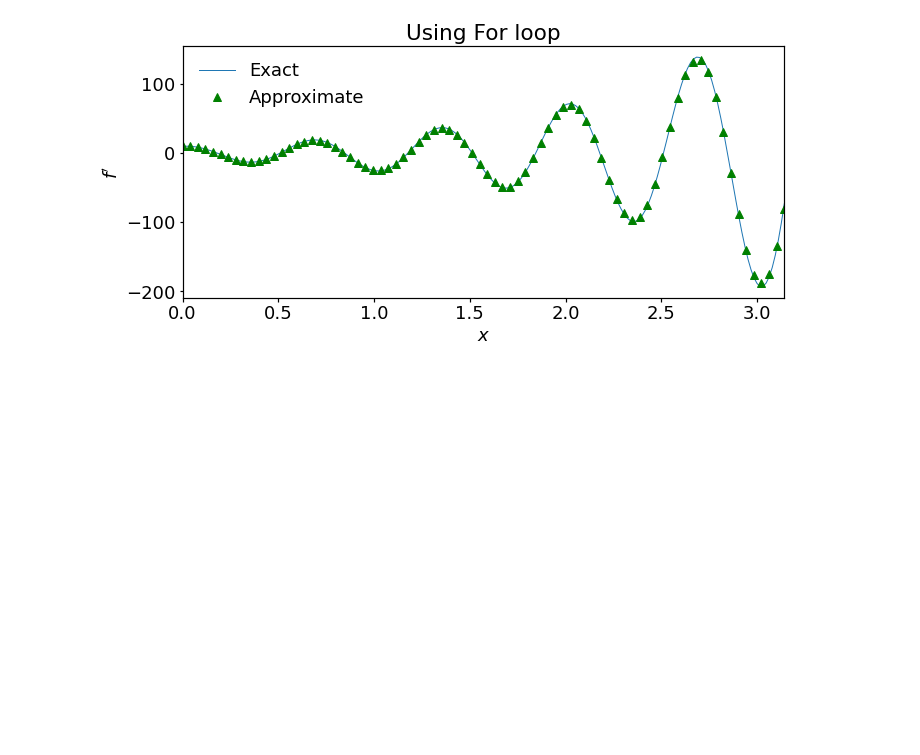
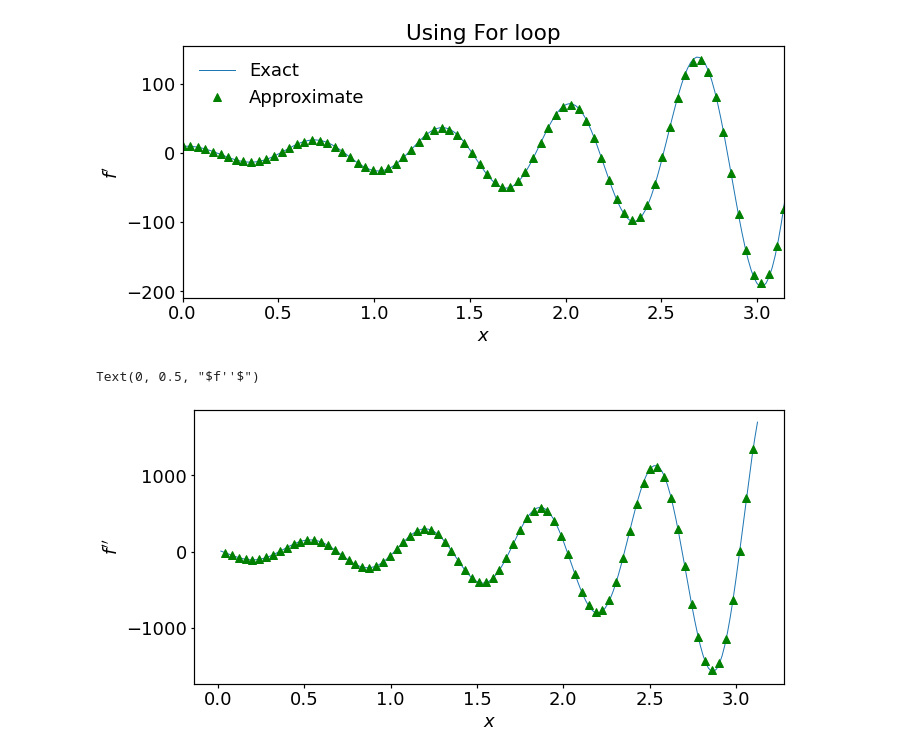
Before and after one commit to shauryasachdev/self_tutorials, a Jupyter notebook: tutorial_6.ipynb, the cells around one changed output. Cells and saved outputs as stored; diff of their text form; code cells hidden in the pictures; blank space fills up the shorter version.

```diff
--- a/tutorial_6.ipynb
+++ b/tutorial_6.ipynb
@@ -141,3 +141,43 @@ ax.legend(loc='upper left')
 # %% [output]
 <matplotlib.legend.Legend at 0x...>
 [figure]
+# %%
+pi = np.pi                # 3.14
+# %%
+# exact solution
+
+nx = 200              # no. of grid points
+lx = pi               # length of the interval
+dx = lx/(nx-1)        # grid spacing length
+
+x = np.linspace(0,lx,nx)
+
+f = np.empty(nx)
+f = np.exp(x)*np.sin(3*pi*x)
+
+ddf = np.exmpty(nx)
+ddf = np.exp(x)*(np.sin(3*pi*x)+6*pi*np.cos(3*pi*x)-9*pi**2*np.sin(3*pi*x))
+# %%
+# numerical solution
+
+nx = 80               # no. of grid points
+lx = pi               # length of the interval
+dx = lx/(nx-1)        # grid spacing length, for nx grid points - there are (nx-1) grid spacings
+
+x_c = np.linspace(0,lx,nx)
+
+f_c = np.empty(nx)
+f_c = np.exp(x_c)*np.sin(3*pi*x_c)
+
+ddf_c = np.empty(nx)
+ddf_c[1:-1] = (f_c[:-2] - 2*f_c[1:-1] + f_c[2:])/(dx**2)
+# %%
+fig, ax = plt.subplots(figsize=(10,5))
+
+ax.plot(x[1:-1],ddf[1:-1])
+ax.plot(x_c[1:-1],ddf_c[1:-1],'^g')
+ax.set_xlabel('$x$')
+ax.set_ylabel('$f\'\'$')
+# %% [output]
+Text(0, 0.5, "$f''$")
+[figure, added]
```
